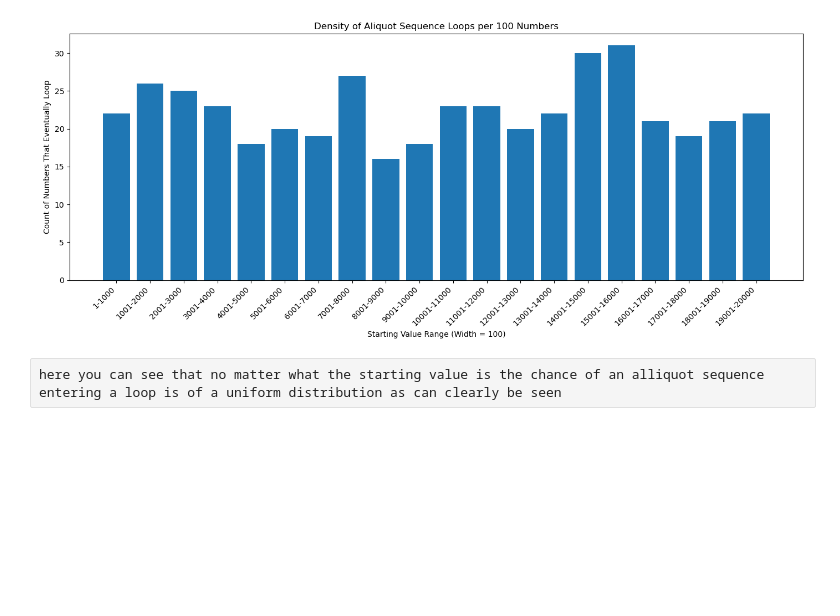
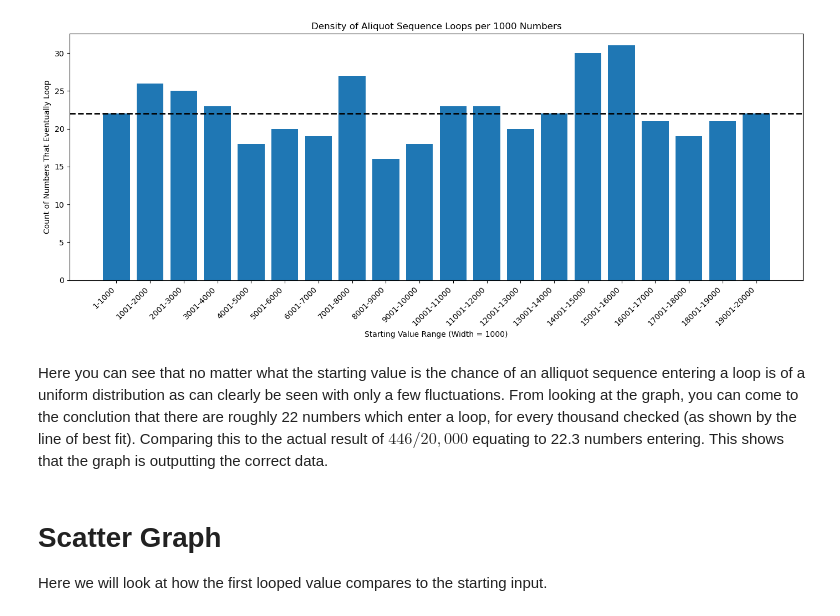
Before and after one commit to EmilHarris/Aliquot-Sequences, a Jupyter notebook: extention 7.ipynb, the cells around one changed output. Drawn from its saved outputs; the diff is of its cells as text; code cells hidden in the pictures; blank space fills up the shorter version.

```diff
--- a/extention 7.ipynb
+++ b/extention 7.ipynb
@@ -234,39 +89,42 @@ As you can see, the majority of the loops are of lengths 1 or 2 with only one ex
 # %%
-# --------------------------------------------------------
-# Compute density (counts) of loop-starting numbers per 100-wide band
-# --------------------------------------------------------
+# Compute density (counts) of loop-starting numbers per 1000-wide band
 
 band_width = 1000
 num_bands = n_max // band_width
 
 loop_counts = np.zeros(num_bands, dtype=int)
 
 for start in range(1, n_max + 1):
     seq, status = aliq_seq(start)
     if status == "looped":
         band_index = (start - 1) // band_width
         loop_counts[band_index] += 1
 
-# --------------------------------------------------------
 # Plot the bar graph
-# --------------------------------------------------------
 
 import matplotlib.pyplot as plt
 
 bands = [f"{i*band_width+1}-{(i+1)*band_width}" for i in range(num_bands)]
 
 plt.figure(figsize=(14, 6))
 plt.bar(range(num_bands), loop_counts)
 
 plt.xticks(range(num_bands), bands, rotation=45, ha='right')
-plt.xlabel("Starting Value Range (Width = 100)")
+plt.xlabel("Starting Value Range (Width = 1000)")
 plt.ylabel("Count of Numbers That Eventually Loop")
-plt.title("Density of Aliquot Sequence Loops per 100 Numbers")
+plt.title("Density of Aliquot Sequence Loops per 1000 Numbers")
+
+#line of best fit
+plt.axhline(y=22, color='black', linestyle='--', linewidth=2)
+
 plt.tight_layout()
 plt.show()
 # %% [output]
-[figure, old version]
+[figure, new version]
-# %% [raw]
-here you can see that no matter what the starting value is the chance of an alliquot sequence entering a loop is of a uniform distribution as can clearly be seen
+# %% [markdown]
+Here you can see that no matter what the starting value is the chance of an alliquot sequence entering a loop is of a uniform distribution as can clearly be seen with only a few fluctuations. From looking at the graph, you can come to the conclution that there are roughly 22 numbers which enter a loop, for every thousand checked (as shown by the line of best fit). Comparing this to the actual result of $446 / 20,000$ equating to 22.3 numbers entering. This shows that the graph is outputting the correct data.
+# %% [markdown]
+# Scatter Graph
+Here we will look at how the first looped value compares to the starting input.
 # %%
 import matplotlib.pyplot as plt
```
Also changed, not shown: parts of 16 cells of this notebook.
